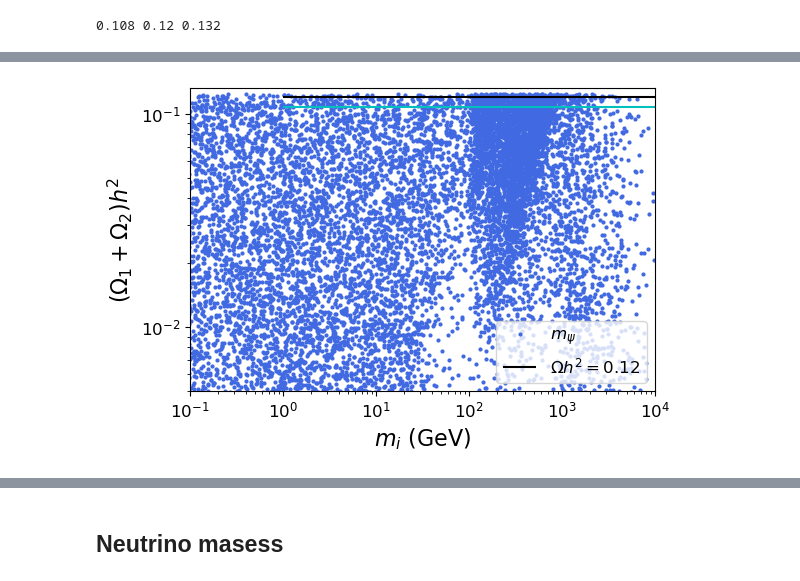
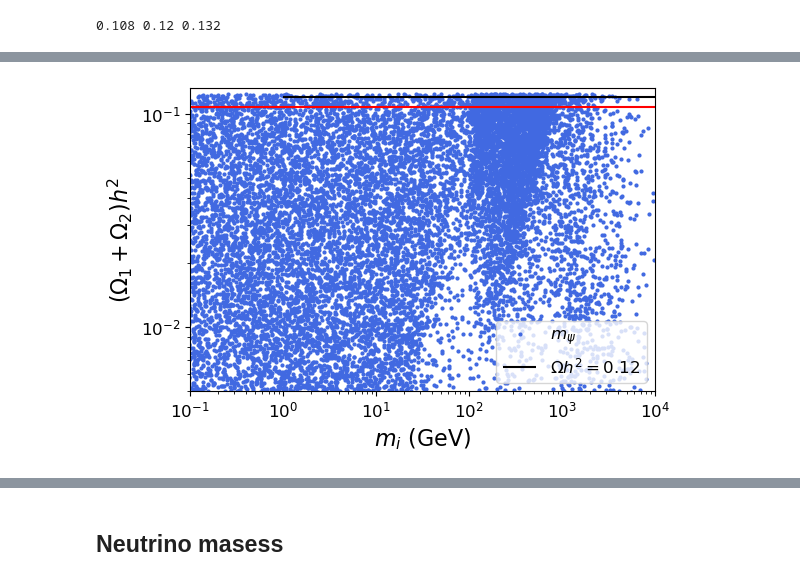
Before and after one commit to davidsuarezr/MDEO, a Jupyter notebook: random-scan-v3.ipynb, the cells around one changed output, grey strips where cells are left out. Saved outputs shown, nothing was run; the diff lists cells and outputs as text; code cells hidden in the pictures.

```diff
--- a/random-scan-v3.ipynb
+++ b/random-scan-v3.ipynb
@@ -347,25 +347,25 @@ plt.tight_layout()
 # %%
 plt.figure(figsize=(6,4))
 
 plt.loglog(xd.mChi,(xd.Omega1+xd.Omega2),color='royalblue', marker='.',ms=4,linestyle='',label='$m_\psi$')
 #plt.loglog(xd.mXi_1,(xd.Omega1+xd.Omega2),'r.',label='$m_{\chi_1^0}$')
 
-plt.hlines(Omega_max,1,1e4, 'c',label=r'')
-plt.hlines(Omega_min,1,1e4, 'c',label=r'')
+plt.hlines(Omega_max,0.1,1e4, 'r',label=r'')
+plt.hlines(Omega_min,0.1,1e4, 'r',label=r'')
 
 plt.hlines(Omega,1,1e4, 'k',label=r'$\Omega h^2=$0.12')
 
 plt.xlabel(r'$m_i$ (GeV)',size=16)
 plt.ylabel(r'$(\Omega_1 + \Omega_2) h^2$',size=16)
 plt.legend()
 
 #plt.ylim(Omega_min,Omega_max)
 plt.ylim(5e-3,Omega_max)
 plt.xlim(0.1, 1e4)
 
 plt.tight_layout()
 # %% [output]
-[figure, old version]
+[figure, new version]
 # %%
 xDM = xd[np.logical_and((xd.Omega1+xd.Omega2)>Omega_min,(xd.Omega1+xd.Omega2)<Omega_max)]
 
```
Also changed, not shown: parts of 5 cells of this notebook, 4 other files.
